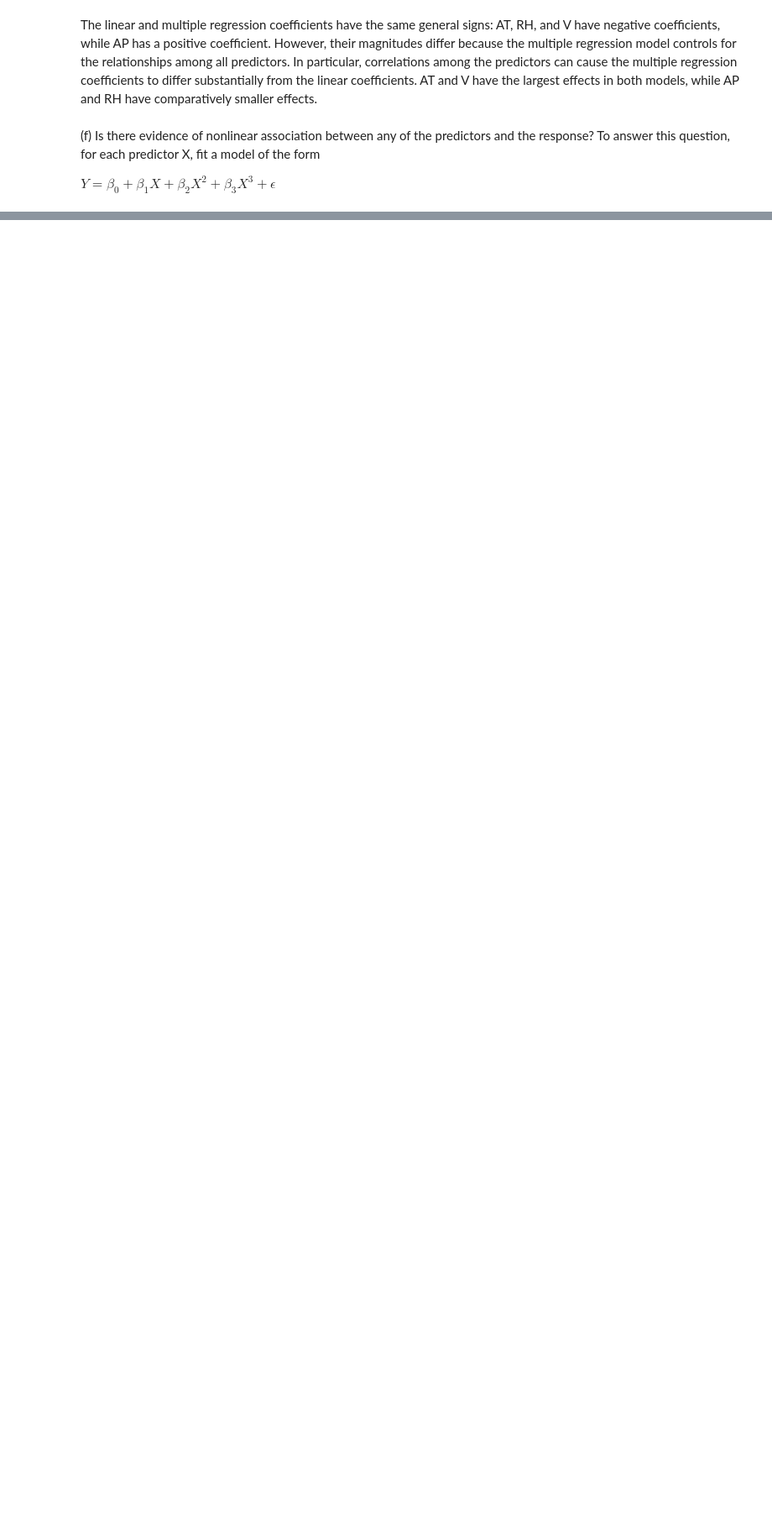
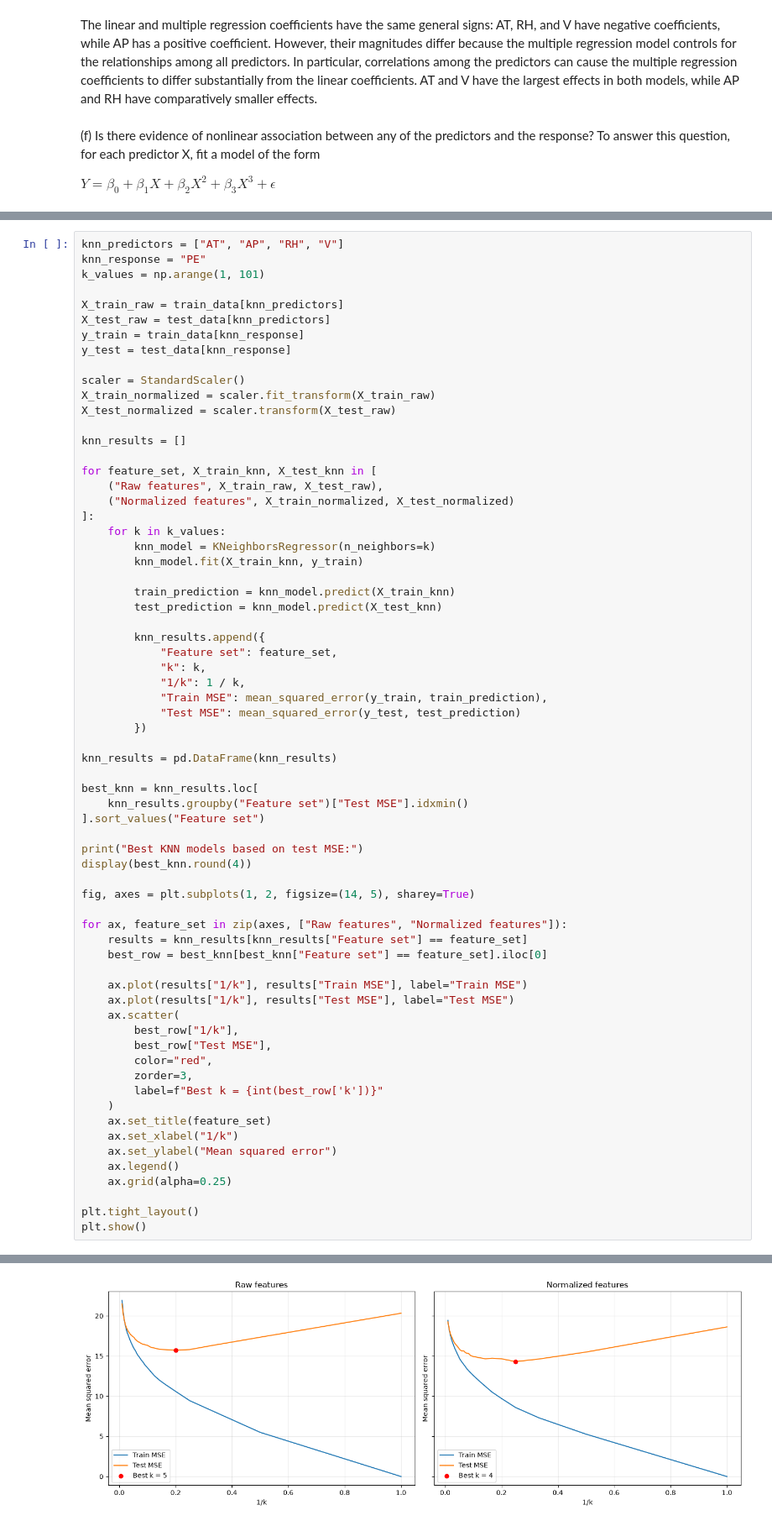
Before and after one commit to prathamaeron/DSCI-552-Assignments, a Jupyter notebook: assignment-02/notebooks/Aggarwal_Pratham_HW2.ipynb, the cells around one changed output, grey strips where cells are left out. Shown at 84% size. Drawn from its saved outputs; the diff is of its cells as text; blank space fills up the shorter version.

```diff
--- a/assignment-02/notebooks/Aggarwal_Pratham_HW2.ipynb
+++ b/assignment-02/notebooks/Aggarwal_Pratham_HW2.ipynb
@@ -222,0 +482,68 @@ $Y = \beta_0 + \beta_1X + \beta_2X^2 + \beta_3X^3 + \epsilon$
+# %%
+knn_predictors = ["AT", "AP", "RH", "V"]
+knn_response = "PE"
+k_values = np.arange(1, 101)
+
+X_train_raw = train_data[knn_predictors]
+X_test_raw = test_data[knn_predictors]
+y_train = train_data[knn_response]
+y_test = test_data[knn_response]
+
+scaler = StandardScaler()
+X_train_normalized = scaler.fit_transform(X_train_raw)
+X_test_normalized = scaler.transform(X_test_raw)
+
+knn_results = []
+
+for feature_set, X_train_knn, X_test_knn in [
+    ("Raw features", X_train_raw, X_test_raw),
+    ("Normalized features", X_train_normalized, X_test_normalized)
+]:
+    for k in k_values:
+        knn_model = KNeighborsRegressor(n_neighbors=k)
+        knn_model.fit(X_train_knn, y_train)
+
+        train_prediction = knn_model.predict(X_train_knn)
+        test_prediction = knn_model.predict(X_test_knn)
+
+        knn_results.append({
+            "Feature set": feature_set,
+            "k": k,
+            "1/k": 1 / k,
+            "Train MSE": mean_squared_error(y_train, train_prediction),
+            "Test MSE": mean_squared_error(y_test, test_prediction)
+        })
+
+knn_results = pd.DataFrame(knn_results)
+
+best_knn = knn_results.loc[
+    knn_results.groupby("Feature set")["Test MSE"].idxmin()
+].sort_values("Feature set")
+
+print("Best KNN models based on test MSE:")
+display(best_knn.round(4))
+
+fig, axes = plt.subplots(1, 2, figsize=(14, 5), sharey=True)
+
+for ax, feature_set in zip(axes, ["Raw features", "Normalized features"]):
+    results = knn_results[knn_results["Feature set"] == feature_set]
+    best_row = best_knn[best_knn["Feature set"] == feature_set].iloc[0]
+
+    ax.plot(results["1/k"], results["Train MSE"], label="Train MSE")
+    ax.plot(results["1/k"], results["Test MSE"], label="Test MSE")
+    ax.scatter(
+        best_row["1/k"],
+        best_row["Test MSE"],
+        color="red",
+        zorder=3,
+        label=f"Best k = {int(best_row['k'])}"
+    )
+    ax.set_title(feature_set)
+    ax.set_xlabel("1/k")
+    ax.set_ylabel("Mean squared error")
+    ax.legend()
+    ax.grid(alpha=0.25)
+
+plt.tight_layout()
+plt.show()
+# %% [output]
@@ -222,0 +554 @@ $Y = \beta_0 + \beta_1X + \beta_2X^2 + \beta_3X^3 + \epsilon$
+[figure, added]
```
Also changed, not shown: parts of 19 cells of this notebook, 3 other files.
